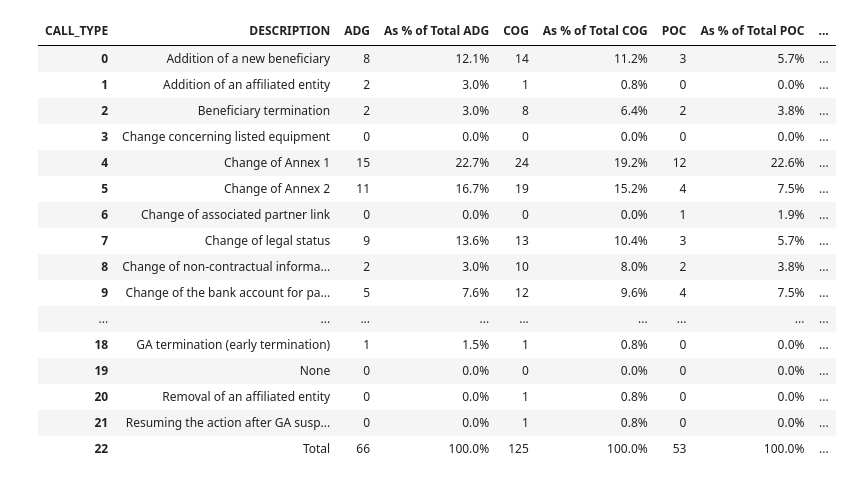
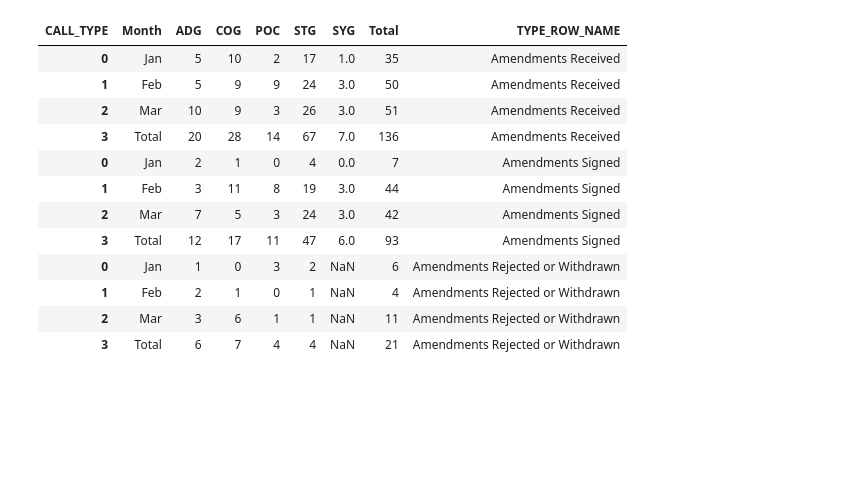
Before and after one commit to vinciliba/QuarterlyReport, a Jupyter notebook: amendments.ipynb, the cells around one changed output. Cells and saved outputs as stored; diff of their text form; code cells hidden in the pictures; blank space fills up the shorter version.

```diff
--- a/amendments.ipynb
+++ b/amendments.ipynb
@@ -768,23 +748,19 @@ INFO:Amendments:table_signed_function completed for HEU
 # %%
-amd_cases_table_he
+amd_He_overview
 # %% [output]
-| CALL_TYPE | DESCRIPTION | ADG | As % of Total ADG | COG | As % of Total COG | POC | As % of Total POC | ... |
-| 0 | Addition of a new beneficiary | 8 | 12.1% | 14 | 11.2% | 3 | 5.7% | ... |
-| 1 | Addition of an affiliated entity | 2 | 3.0% | 1 | 0.8% | 0 | 0.0% | ... |
-| 2 | Beneficiary termination | 2 | 3.0% | 8 | 6.4% | 2 | 3.8% | ... |
-| 3 | Change concerning listed equipment | 0 | 0.0% | 0 | 0.0% | 0 | 0.0% | ... |
-| 4 | Change of Annex 1 | 15 | 22.7% | 24 | 19.2% | 12 | 22.6% | ... |
-| 5 | Change of Annex 2 | 11 | 16.7% | 19 | 15.2% | 4 | 7.5% | ... |
-| 6 | Change of associated partner link | 0 | 0.0% | 0 | 0.0% | 1 | 1.9% | ... |
-| 7 | Change of legal status | 9 | 13.6% | 13 | 10.4% | 3 | 5.7% | ... |
-| 8 | Change of non-contractual informa... | 2 | 3.0% | 10 | 8.0% | 2 | 3.8% | ... |
-| 9 | Change of the bank account for pa... | 5 | 7.6% | 12 | 9.6% | 4 | 7.5% | ... |
-| ... | ... | ... | ... | ... | ... | ... | ... | ... |
-| 18 | GA termination (early termination) | 1 | 1.5% | 1 | 0.8% | 0 | 0.0% | ... |
-| 19 | None | 0 | 0.0% | 0 | 0.0% | 0 | 0.0% | ... |
-| 20 | Removal of an affiliated entity | 0 | 0.0% | 1 | 0.8% | 0 | 0.0% | ... |
-| 21 | Resuming the action after GA susp... | 0 | 0.0% | 1 | 0.8% | 0 | 0.0% | ... |
-| 22 | Total | 66 | 100.0% | 125 | 100.0% | 53 | 100.0% | ... |
+| CALL_TYPE | Month | ADG | COG | POC | STG | SYG | Total | TYPE_ROW_NAME |
+| 0 | Jan | 5 | 10 | 2 | 17 | 1.0 | 35 | Amendments Received |
+| 1 | Feb | 5 | 9 | 9 | 24 | 3.0 | 50 | Amendments Received |
+| 2 | Mar | 10 | 9 | 3 | 26 | 3.0 | 51 | Amendments Received |
+| 3 | Total | 20 | 28 | 14 | 67 | 7.0 | 136 | Amendments Received |
+| 0 | Jan | 2 | 1 | 0 | 4 | 0.0 | 7 | Amendments Signed |
+| 1 | Feb | 3 | 11 | 8 | 19 | 3.0 | 44 | Amendments Signed |
+| 2 | Mar | 7 | 5 | 3 | 24 | 3.0 | 42 | Amendments Signed |
+| 3 | Total | 12 | 17 | 11 | 47 | 6.0 | 93 | Amendments Signed |
+| 0 | Jan | 1 | 0 | 3 | 2 | NaN | 6 | Amendments Rejected or Withdrawn |
+| 1 | Feb | 2 | 1 | 0 | 1 | NaN | 4 | Amendments Rejected or Withdrawn |
+| 2 | Mar | 3 | 6 | 1 | 1 | NaN | 11 | Amendments Rejected or Withdrawn |
+| 3 | Total | 6 | 7 | 4 | 4 | NaN | 21 | Amendments Rejected or Withdrawn |
 # %%
 total_rows_indices = amd_H2020_overview.reset_index().query('Month == "Total"').index.tolist()
 outline_b = '2px'
```
Also changed, not shown: parts of 15 cells of this notebook, 4 other files.
